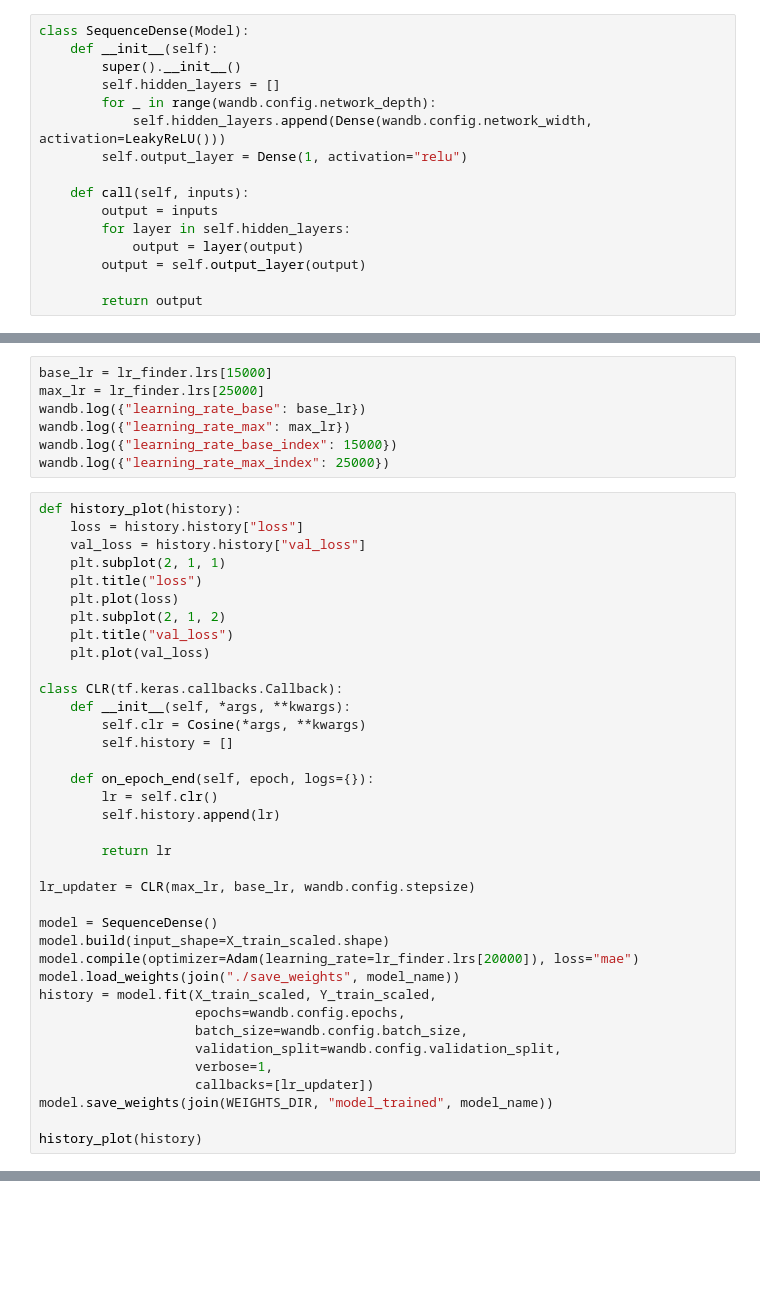
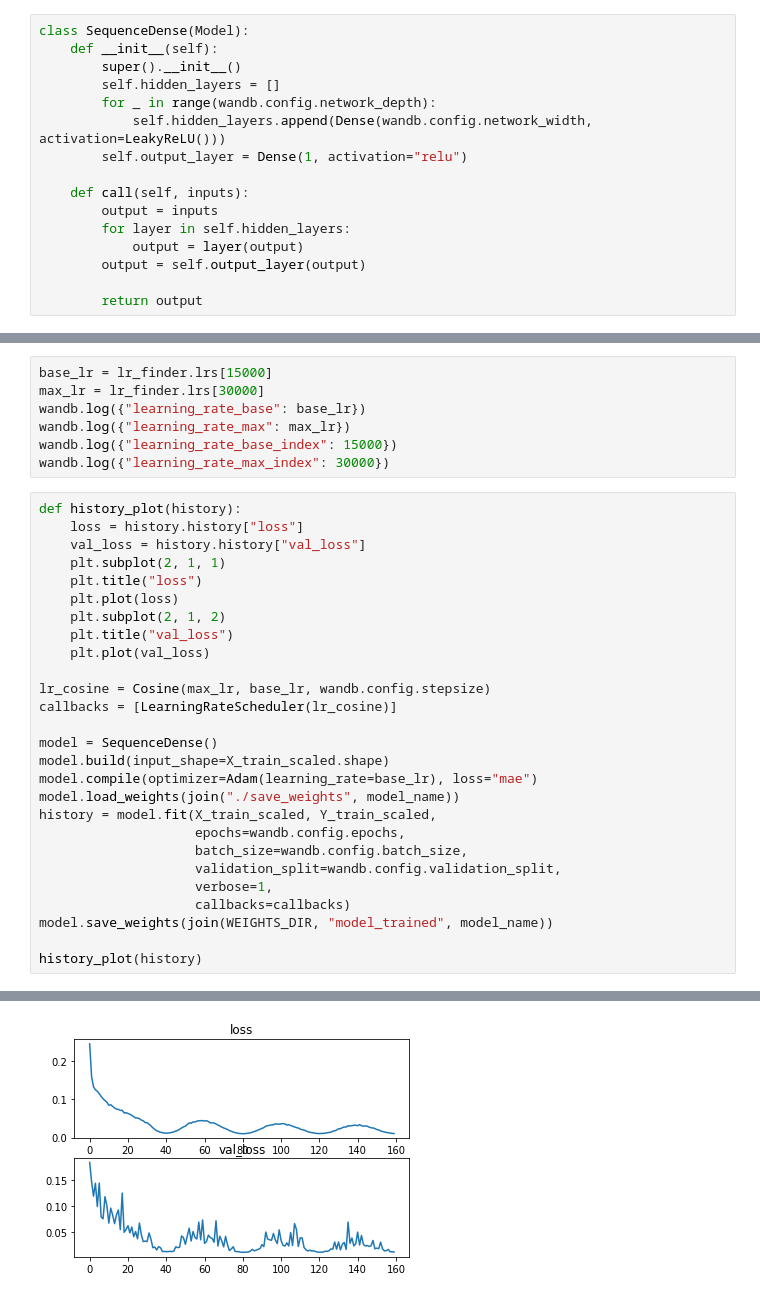
Before and after one commit to TeaKatz/Binary_Search_Optimization, a Jupyter notebook: Experiment_03.ipynb, the cells around one changed output, grey strips where cells are left out. Drawn from its saved outputs; the diff is of its cells as text; blank space fills up the shorter version.

```diff
--- a/Experiment_03.ipynb
+++ b/Experiment_03.ipynb
@@ -119,10 +152,10 @@ wandb.log({"lr_finder": plt})
 # %%
 base_lr = lr_finder.lrs[15000]
-max_lr = lr_finder.lrs[25000]
+max_lr = lr_finder.lrs[30000]
 wandb.log({"learning_rate_base": base_lr})
 wandb.log({"learning_rate_max": max_lr})
 wandb.log({"learning_rate_base_index": 15000})
-wandb.log({"learning_rate_max_index": 25000})
+wandb.log({"learning_rate_max_index": 30000})
 # %%
 def history_plot(history):
     loss = history.history["loss"]
@@ -134,29 +167,20 @@ def history_plot(history):
     plt.title("val_loss")
     plt.plot(val_loss)
 
-class CLR(tf.keras.callbacks.Callback):
-    def __init__(self, *args, **kwargs):
-        self.clr = Cosine(*args, **kwargs)
-        self.history = []
-
-    def on_epoch_end(self, epoch, logs={}):
-        lr = self.clr()
-        self.history.append(lr)
-
-        return lr
-
-lr_updater = CLR(max_lr, base_lr, wandb.config.stepsize)
+lr_cosine = Cosine(max_lr, base_lr, wandb.config.stepsize)
+callbacks = [LearningRateScheduler(lr_cosine)]
 
 model = SequenceDense()
 model.build(input_shape=X_train_scaled.shape)
-model.compile(optimizer=Adam(learning_rate=lr_finder.lrs[20000]), loss="mae")
+model.compile(optimizer=Adam(learning_rate=base_lr), loss="mae")
 model.load_weights(join("./save_weights", model_name))
 history = model.fit(X_train_scaled, Y_train_scaled,
                     epochs=wandb.config.epochs,
                     batch_size=wandb.config.batch_size,
                     validation_split=wandb.config.validation_split,
                     verbose=1,
-                    callbacks=[lr_updater])
+                    callbacks=callbacks)
 model.save_weights(join(WEIGHTS_DIR, "model_trained", model_name))
 
 history_plot(history)
+# %% [output]
@@ -163,3 +204,4 @@ history_plot(history)
+[figure, added]
 # %%
 loss = history.history["loss"]
 plt.title("train_loss")
```
Also changed, not shown: parts of 10 cells of this notebook, 23 other files.
